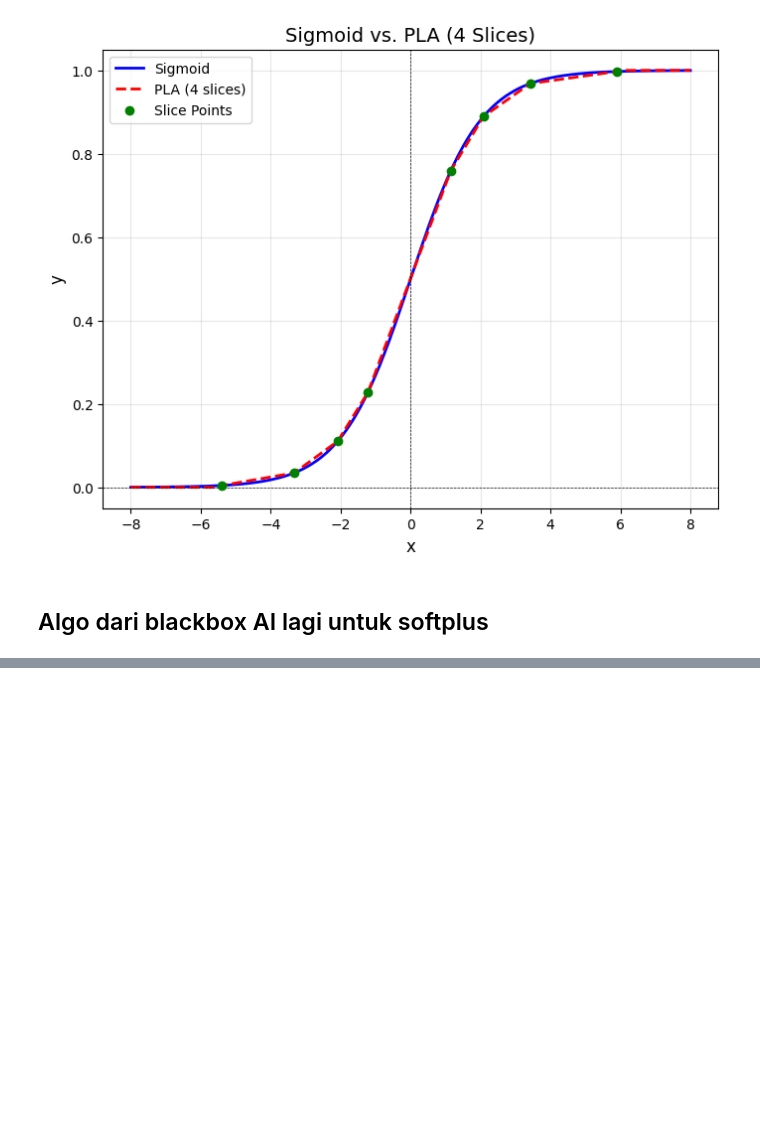
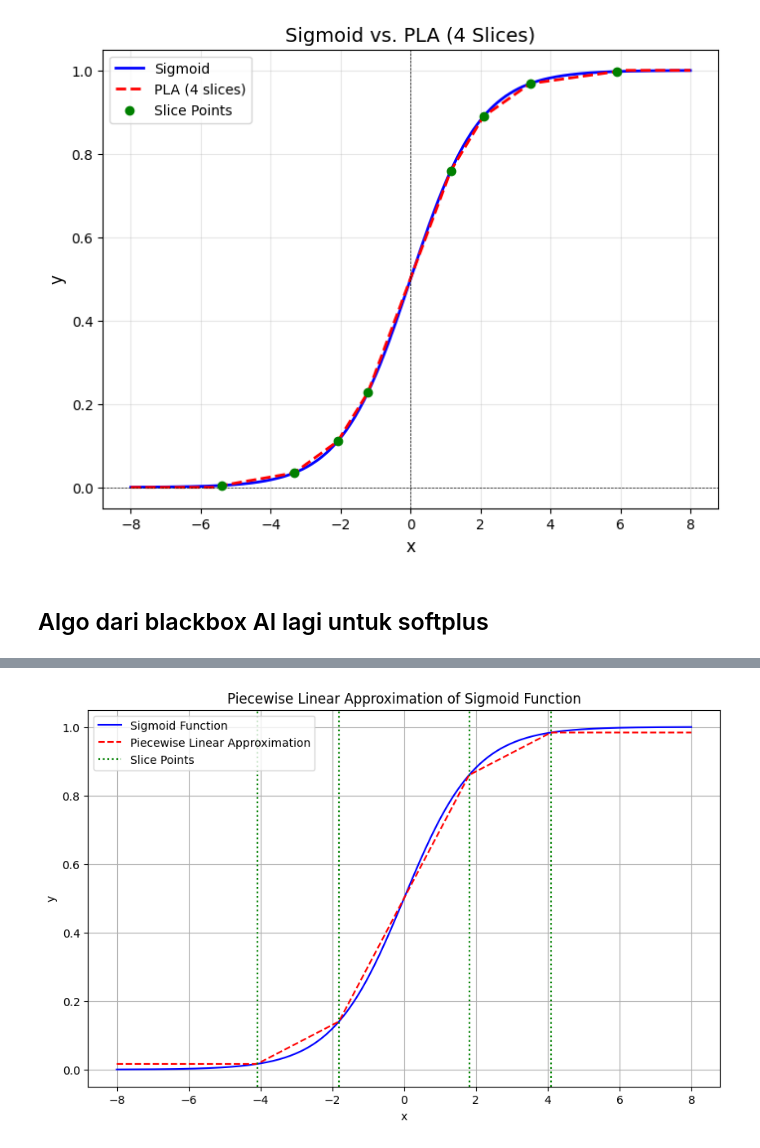
Before and after one commit to iniahmad/ganyang_okinawa, a Jupyter notebook: model_py/find_opt_x.ipynb, the cells around one changed output, grey strips where cells are left out. Saved outputs shown, nothing was run; the diff lists cells and outputs as text; code cells hidden in the pictures; blank space fills up the shorter version.

Commit message:
nambahin kode untuk intercept dan slope

```diff
--- a/model_py/find_opt_x.ipynb
+++ b/model_py/find_opt_x.ipynb
@@ -288,0 +295,89 @@ print("Optimal slice points:", optimal_slices)
+# %%
+import numpy as np
+import matplotlib.pyplot as plt
+from scipy.optimize import minimize
+
+# Define the sigmoid function
+def sigmoid(x):
+    return 1 / (1 + np.exp(-x))
+
+# Define the piecewise linear function
+def piecewise_linear(x, slice_points):
+    # Sort slice points
+    slice_points = np.sort(slice_points)
+    segments = []
+    y = np.zeros_like(x)
+
+    for i in range(len(slice_points) - 1):
+        x1, x2 = slice_points[i], slice_points[i + 1]
+        y1, y2 = sigmoid(x1), sigmoid(x2)
+        slope = (y2 - y1) / (x2 - x1)
+        intercept = y1 - slope * x1
+        segments.append((slope, intercept, x1, x2))
+
+        # Evaluate piecewise linear segments
+        mask = (x >= x1) & (x < x2)
+        y[mask] = slope * x[mask] + intercept
+
+    # Handle the endpoints
+    if slice_points[0] > x[0]:
+        y[x < slice_points[0]] = sigmoid(slice_points[0])
+    if slice_points[-1] < x[-1]:
+        y[x >= slice_points[-1]] = sigmoid(slice_points[-1])
+
+    return y, segments
+
+# Define the error function to minimize
+def error_function(slice_points, x, y):
+    y_approx, _ = piecewise_linear(x, slice_points)
+    return np.mean((y - y_approx) ** 2)
+
+# Main function to find optimal slice points
+def find_optimal_slices(num_slices, x_range):
+    # Generate x values
+    x = np.linspace(x_range[0], x_range[1], 100)
+    y = sigmoid(x)
+
+    # Initial guess for slice points
+    initial_slices = np.linspace(x_range[0], x_range[1], num_slices)
+
+    # Optimize slice points
+    result = minimize(error_function, initial_slices, args=(x, y), method='Nelder-Mead')
+
+    optimal_slices = np.sort(result.x)
+    return optimal_slices
+
+# Parameters
+num_slices = 4
+x_range = (-8, 8)
+
+# Find optimal slice points
+optimal_slices = find_optimal_slices(num_slices, x_range)
+
+# Generate x values and sigmoid function for plotting
+x_values = np.linspace(x_range[0], x_range[1], 200)
+sigmoid_values = sigmoid(x_values)
+piecewise_values, segments = piecewise_linear(x_values, optimal_slices)
+
+# Plot the results
+plt.figure(figsize=(10, 6))
+plt.plot(x_values, sigmoid_values, label='Sigmoid Function', color='blue')
+plt.plot(x_values, piecewise_values, label='Piecewise Linear Approximation', color='red', linestyle='--')
+plt.axvline(x=optimal_slices[0], color='green', linestyle=':', label='Slice Points')
+plt.axvline(x=optimal_slices[-1], color='green', linestyle=':')
+for point in optimal_slices[1:-1]:
+    plt.axvline(x=point, color='green', linestyle=':')
+plt.title('Piecewise Linear Approximation of Sigmoid Function')
+plt.xlabel('x')
+plt.ylabel('y')
+plt.legend()
+plt.grid()
+plt.show()
+
+# Print optimal slice points and corresponding slopes and intercepts
+print("Optimal slice points:", optimal_slices)
+for i in range(len(segments)):
+    slope, intercept, x1, x2 = segments[i]
+    print(f"Segment {i + 1}: x in [{x1:.2f}, {x2:.2f}] -> Slope: {slope:.4f}, Intercept: {intercept:.4f}")
+# %% [output]
+[figure, added]
```
Also changed, not shown: parts of 6 cells of this notebook.
